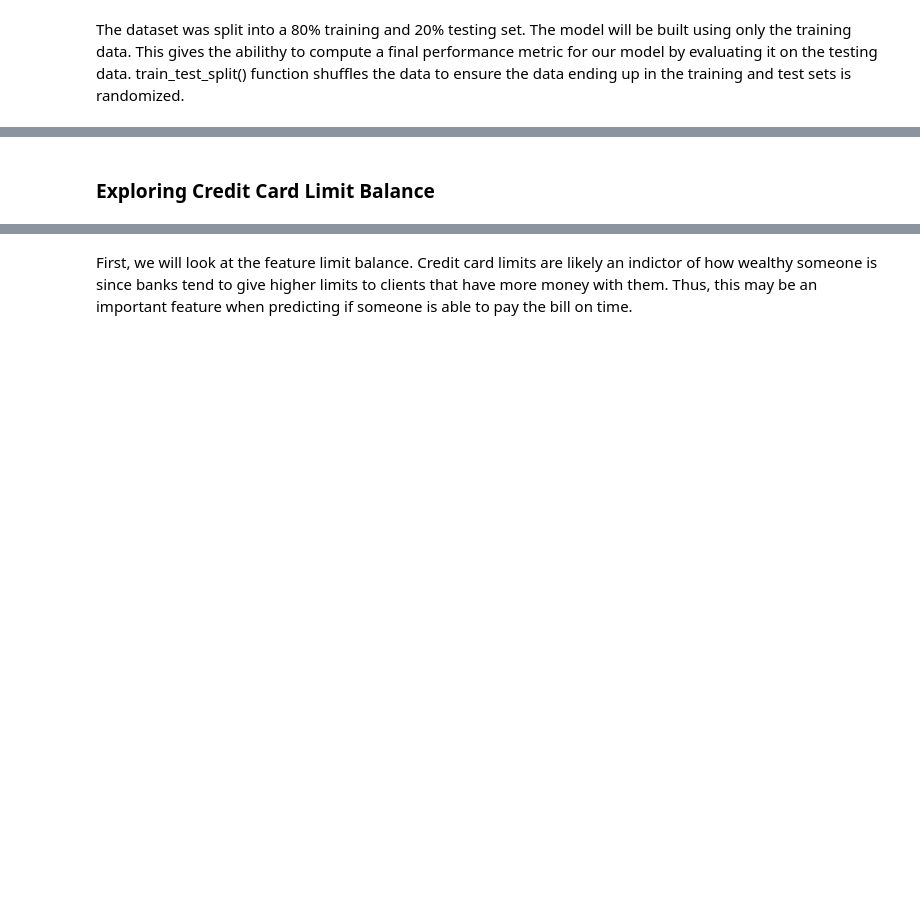
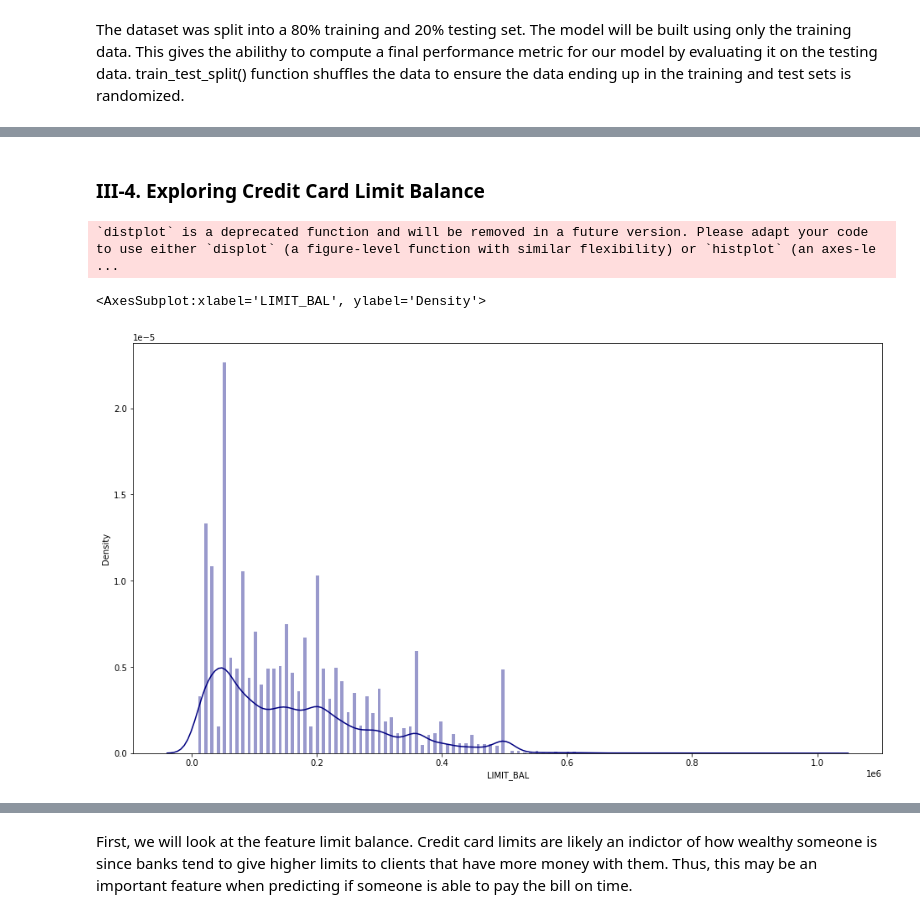
Before and after one commit to hmartin11/DSCI-310-Group-4, a Jupyter notebook: data_analysis.ipynb, the cells around one changed output, grey strips where cells are left out. Drawn from its saved outputs; the diff is of its cells as text; code cells hidden in the pictures; blank space fills up the shorter version.

```diff
--- a/data_analysis.ipynb
+++ b/data_analysis.ipynb
@@ -80,2 +147,9 @@ The dataset was split into a 80% training and 20% testing set. The model will be
 # %% [markdown]
-### Exploring Credit Card Limit Balance
+### III-4. Exploring Credit Card Limit Balance
+# %%
+plt.figure(figsize = (16,9))
+sns.distplot(df['LIMIT_BAL'],kde=True,bins=200, color="navy")
+# %% [output]
+`distplot` is a deprecated function and will be removed in a future version. Please adapt your code to use either `displot` (a figure-level function with similar flexibility) or `histplot` (an axes-le ...
+<AxesSubplot:xlabel='LIMIT_BAL', ylabel='Density'>
+[figure, added]
```
Also changed, not shown: parts of 20 cells of this notebook.
